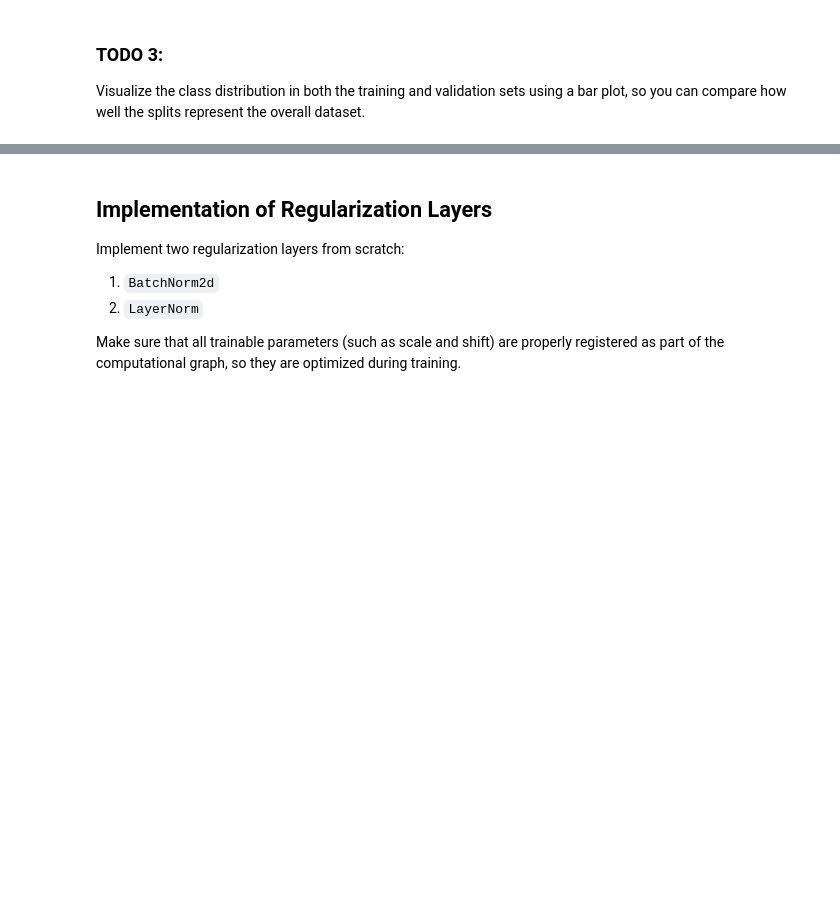
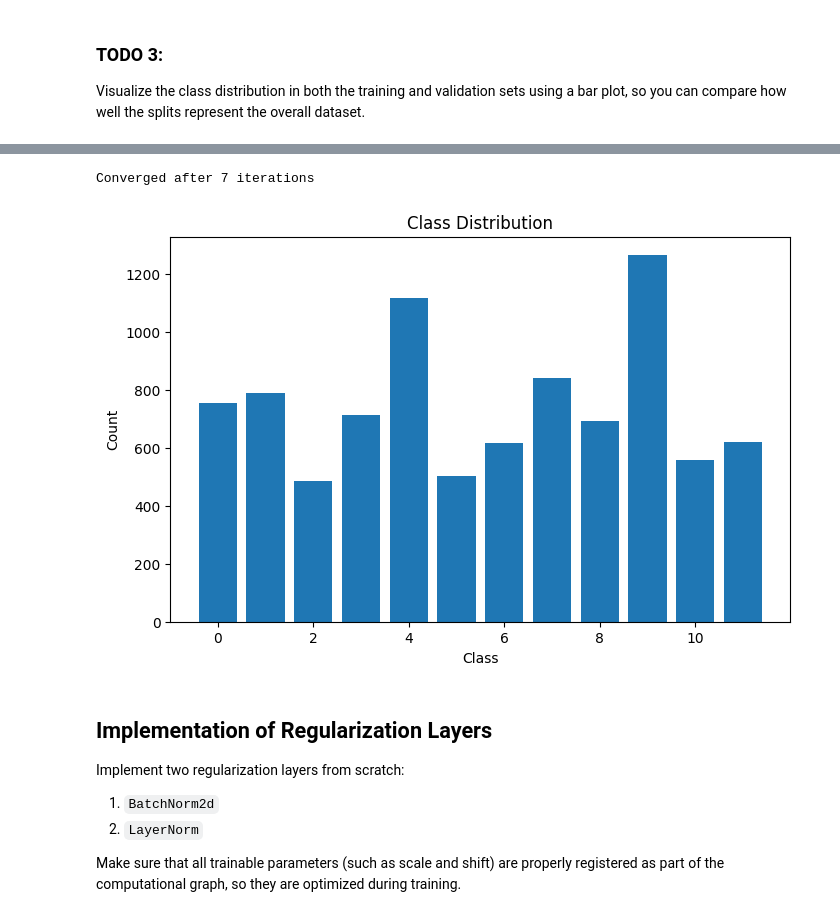
Before and after one commit to AssafTaubenfeld/deep-learning-idc, a Jupyter notebook: assignments/assignment_2/Assignment #2 Lilach & Assaf.ipynb, the cells around one changed output, grey strips where cells are left out. Drawn from its saved outputs; the diff is of its cells as text; code cells hidden in the pictures; blank space fills up the shorter version.

```diff
--- a/assignments/assignment_2/Assignment #2 Lilach & Assaf.ipynb
+++ b/assignments/assignment_2/Assignment #2 Lilach & Assaf.ipynb
@@ -214,5 +264,83 @@ Ensure that no single category accounts for more than 15% of the samples in the
 # %%
-# your code here
+# This is a bit tricky. Two main reasons:
+# 1. if we remove items from 1 class, we reduce the total number of items in the dataset,
+#  and the ratio of the other classes will change, possible exceeded the 15% limit.
+# 2. if we iterate over the classes, we might end up removing to many items from a class.
+# we need to remove in small batches to avoid reducing too much.
+
+def plot_class_distribution(train_dataset):
+    # Get labels
+    if hasattr(train_dataset, 'indices'):
+        labels = [train_dataset.dataset[i][1] for i in train_dataset.indices]
+    else:
+        labels = [train_dataset[i][1] for i in range(len(train_dataset))]
+
+    # Count and plot
+    class_counts = Counter(labels)
+
+    plt.figure(figsize=(8, 5))
+    plt.bar(class_counts.keys(), class_counts.values())
+    plt.xlabel('Class')
+    plt.ylabel('Count')
+    plt.title('Class Distribution')
+    plt.show()
+
+def downsample_training_dataset(train_dataset, max_percentage=0.15):
+    current_indices = train_dataset.indices.copy()
+    original_dataset = train_dataset.dataset
+
+    max_iterations = 10
+    iteration = 0
+
+    while iteration < max_iterations:
+        # Get current distribution
+        current_labels = [original_dataset[i][1] for i in current_indices]
+        label_counts = Counter(current_labels)
+        total_samples = len(current_indices)
+
+        # Find the most overrepresented class
+        max_violation = 0
+        worst_class = None
+
+        for label, count in label_counts.items():
+            current_percentage = count / total_samples
+            if current_percentage > max_percentage:
+                violation = current_percentage - max_percentage
+                if violation > max_violation:
+                    max_violation = violation
+                    worst_class = label
+
+        # If no violations, we're done
+        if worst_class is None:
+            print(f"Converged after {iteration} iterations")
+            break
+
+        # Remove just a small batch from the worst class
+        class_indices = [idx for idx in current_indices
+                        if original_dataset[idx][1] == worst_class]
+
+        # Remove smaller chunks - either 5% of class or minimum 1 sample
+        remove_count = max(10, int(len(class_indices) * 0.2))  # Remove 20% or at least 10
+
+        if len(class_indices) > remove_count:
+            np.random.shuffle(class_indices)
+            indices_to_remove = set(class_indices[:remove_count])
+            current_indices = [idx for idx in current_indices
+                             if idx not in indices_to_remove]
+
+        iteration += 1
+
+    # Return a new Subset with the downsampled indices
+    return Subset(original_dataset, current_indices)
+
+MAX_PERCENTAGE = 0.15
+balanced_train_dataset = downsample_training_dataset(train_dataset, MAX_PERCENTAGE)
+# %% [output]
+Converged after 7 iterations
+# %%
+plot_class_distribution(balanced_train_dataset)
+# %% [output]
+[figure, added]
 # %% [markdown]
 ## Implementation of Regularization Layers
 
```
Also changed, not shown: parts of 3 cells of this notebook.
